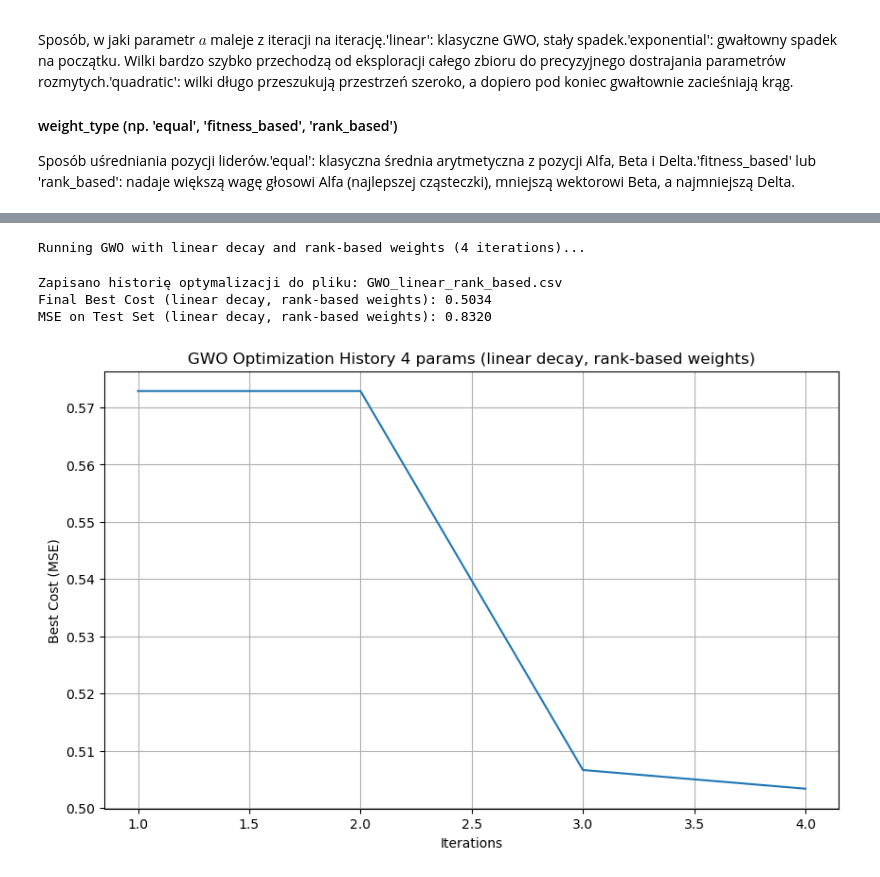
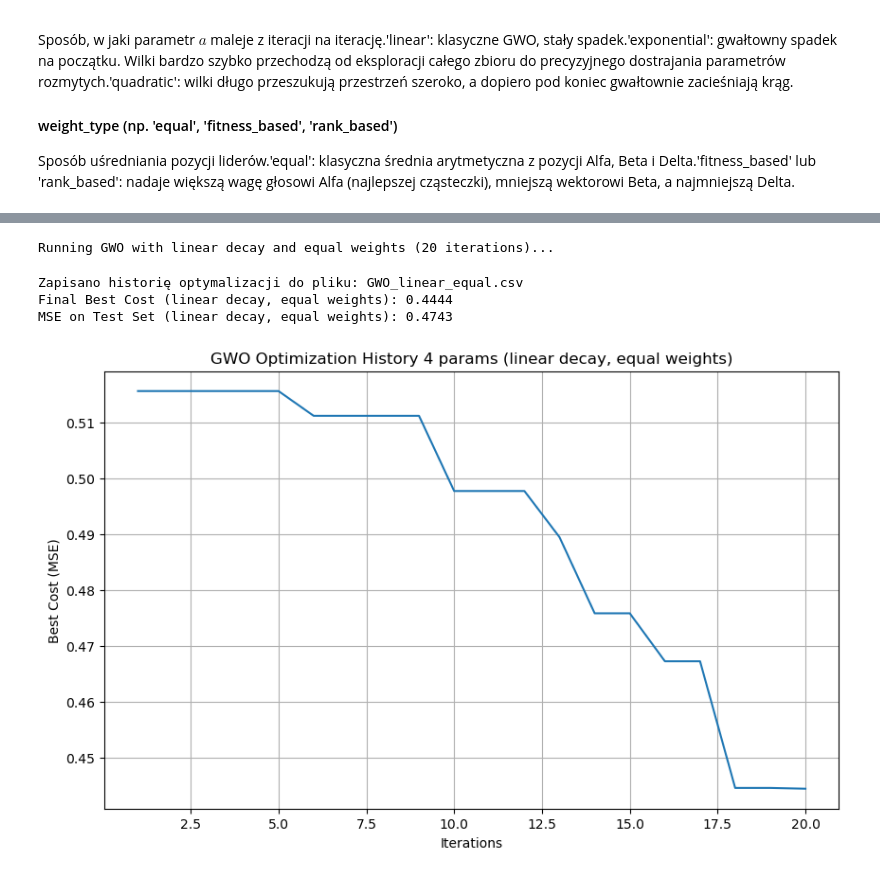
Before and after one commit to lisciu24/MIO-fuzzy-logic, a Jupyter notebook: MIO_project.ipynb, the cells around one changed output, grey strips where cells are left out. Drawn from its saved outputs; the diff is of its cells as text; code cells hidden in the pictures.

```diff
--- a/MIO_project.ipynb
+++ b/MIO_project.ipynb
@@ -167,7 +167,7 @@ bounds = {
     'alc': (df['alcohol'].min(), df['alcohol'].max()),
     'vac': (df['volatile acidity'].min(), df['volatile acidity'].max()),
     'sul': (df['sulphates'].min(), df['sulphates'].max()),
-    'tsod': (df['total sulfur dioxide'].min(), df['total sulfur dioxide'].max()),
+    'tsd': (df['total sulfur dioxide'].min(), df['total sulfur dioxide'].max()),
     'cit': (df['citric acid'].min(), df['citric acid'].max()),
     'den': (df['density'].min(), df['density'].max()),
     'fix': (df['fixed acidity'].min(), df['fixed acidity'].max()),
@@ -570,8 +570,8 @@ def fitness_function(swarm_params):
     results = []
 
     # Dla przyspieszenia obliczeń w PSO używamy podzbioru danych treningowych
-    X_sub_np = X_train[:50].values # Convert X_sub to a numpy array for robust iteration
-    y_sub_flat = y_train[:50].values.flatten() # Convert y_sub to a 1D numpy array
+    X_sub_np = X_train.values # Convert X_sub to a numpy array for robust iteration
+    y_sub_flat = y_train.values.flatten() # Convert y_sub to a 1D numpy array
 
     default_prediction = y_sub_flat.mean()
 
@@ -920,13 +964,8 @@ Let's run PSO with `c1` and `c2` set to equal values (e.g., `c1=0.7`, `c2=0.7`).
 # %%
-# Zakresy poszukiwań dla PSO (znormalizowane do zakresów zmiennych)
-max_bound = np.array([bounds['alc'][1]]*4 + [bounds['vac'][1]]*4 + [bounds['sul'][1]]*4 + [bounds['qlt'][1]]*4)
-min_bound = np.array([bounds['alc'][0]]*4 + [bounds['vac'][0]]*4 + [bounds['sul'][0]]*4 + [bounds['qlt'][0]]*4) # Corrected bounds['sul'][1] to bounds['sul'][0]
-pso_bounds = (min_bound, max_bound)
-
 # Configuration for c1 = c2
-n_particles = 5
+n_particles = 10
 dimensions = 16 # Number of parameters for trapezoidal MFs
-iters = 4 # Using the max of range(2,7,2) as requested
+iters = 20 # Using the max of range(2,7,2) as requested
 options_c1_eq_c2 = {'c1': 0.7, 'c2': 0.7, 'w': 0.9}
 
 print("Running PSO with c1=c2 ({} iterations)...".format(iters))
@@ -1015,7 +1054,7 @@ best_cost_gt, best_pos_gt, cost_history_gt, mse_pso_gt = run_pso_and_get_history
     fitness_function=fitness_function,
     X_test=X_test,
     y_test=y_test,
-    filename="TimeTravelPSO_c1_gt_c2_history.csv"
+    csv_filename="TimeTravelPSO_c1_gt_c2_history.csv"
 )
 
 print(f"Final Best Cost (c1>c2): {best_cost_gt:.4f}")
@@ -2351,34 +2772,34 @@ MSE on Test Set (linear decay, fitness-based weights): 0.6040
 # %%
 # Configuration for c1 > c2
-options_gwo_linear_rank = {'a_start': 2.0, 'a_end': 0.0, 'decay_type': 'linear', 'weight_type': 'rank_based'}
+options_gwo_linear_equal = {'a_start': 2.0, 'a_end': 0.0, 'decay_type': 'linear', 'weight_type': 'equal'}
 
-print("Running GWO with linear decay and rank-based weights ({} iterations)...".format(iters))
-best_cost_gt, best_pos_gt, cost_history_gt, mse_gwo_gt = run_pso_and_get_history_GWO(
+print("Running GWO with linear decay and equal weights ({} iterations)...".format(iters))
+best_cost_gwo_linear_equal, best_gwo_linear_equal, cost_history_gwo_linear_equal, mse_gwo_linear_equal = run_pso_and_get_history_GWO(
     n_particles=n_particles,
     dimensions=dimensions,
     iters=iters,
-    options=options_gwo_linear_rank,
+    options=options_gwo_linear_equal,
     pso_bounds=pso_bounds,
     fitness_function=fitness_function,
     X_test=X_test,
     y_test=y_test,
-    csv_filename="GWO_linear_rank_based.csv"
+    csv_filename="GWO_linear_equal.csv"
 )
 
-print(f"Final Best Cost (linear decay, rank-based weights): {best_cost_gt:.4f}")
-print(f"MSE on Test Set (linear decay, rank-based weights): {mse_gwo_gt:.4f}")
+print(f"Final Best Cost (linear decay, equal weights): {best_cost_gwo_linear_equal:.4f}")
+print(f"MSE on Test Set (linear decay, equal weights): {mse_gwo_linear_equal:.4f}")
 
 # Plot the cost history
 plt.figure(figsize=(10, 6))
-plt.plot(range(1, iters + 1), cost_history_gt)
-plt.title('GWO Optimization History 4 params (linear decay, rank-based weights)')
+plt.plot(range(1, iters + 1), cost_history_gwo_linear_equal)
+plt.title('GWO Optimization History 4 params (linear decay, equal weights)')
 plt.xlabel('Iterations')
 plt.ylabel('Best Cost (MSE)')
 plt.grid(True)
 plt.show()
 # %% [output]
-Running GWO with linear decay and rank-based weights (4 iterations)...
+Running GWO with linear decay and equal weights (20 iterations)...
-Zapisano historię optymalizacji do pliku: GWO_linear_rank_based.csv
-Final Best Cost (linear decay, rank-based weights): 0.5034
-MSE on Test Set (linear decay, rank-based weights): 0.8320
+Zapisano historię optymalizacji do pliku: GWO_linear_equal.csv
+Final Best Cost (linear decay, equal weights): 0.4444
+MSE on Test Set (linear decay, equal weights): 0.4743
-[figure, old version]
+[figure, new version]
```
Also changed, not shown: parts of 60 cells of this notebook, 13 other files.
